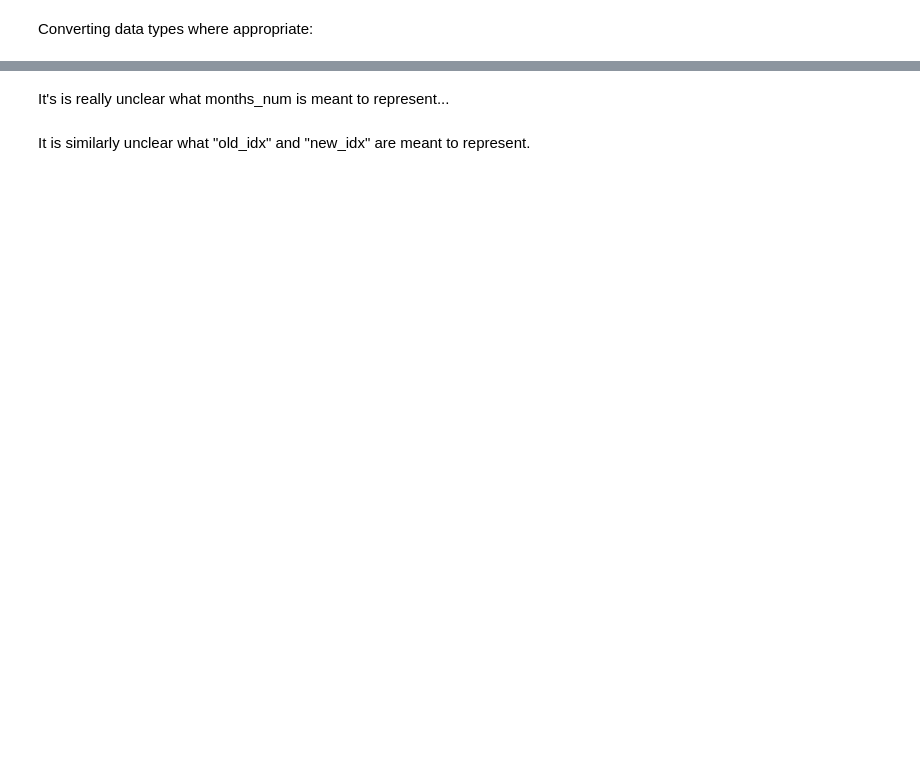
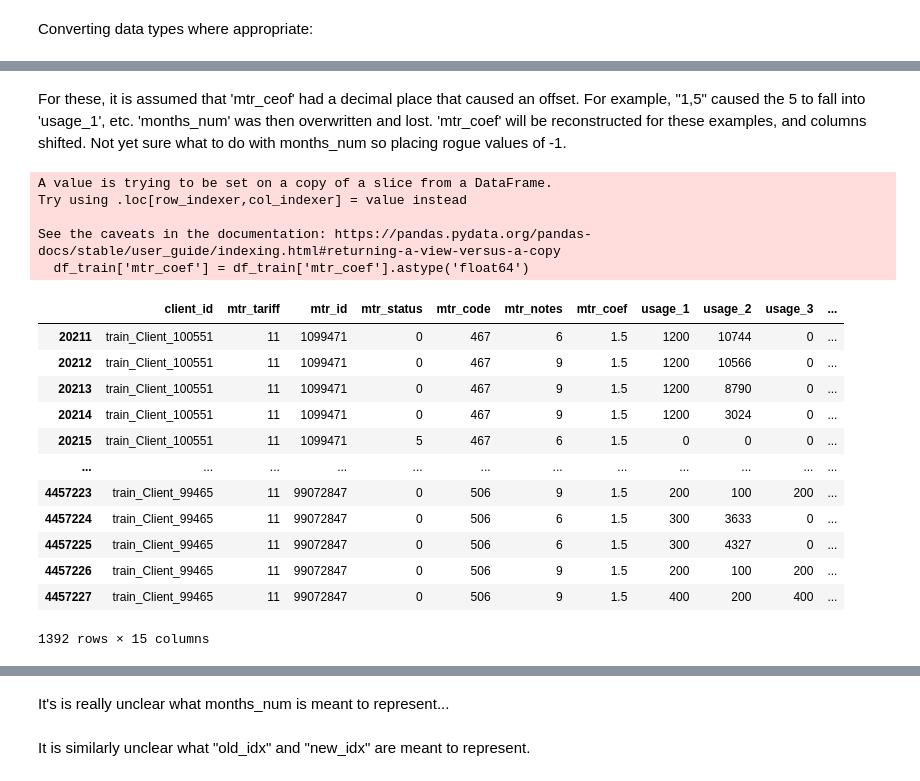
Before and after one commit to insatiablycivil/Fraud_Detection_Energy_Consumption, a Jupyter notebook: Exploratory Data Analysis.ipynb, the cells around one changed output, grey strips where cells are left out. Cells and saved outputs as stored; diff of their text form; code cells hidden in the pictures; blank space fills up the shorter version.

```diff
--- a/Exploratory Data Analysis.ipynb
+++ b/Exploratory Data Analysis.ipynb
@@ -231,0 +403,5 @@ df_train.columns = ['client_id', 'invoice_date', 'tariff_type', 'mtr_num',
+# %%
+mask = df_train['mtr_coef'] == 0 # Manual check showed these do not contribute to energy usage over time. They reset each row.
+print(f'number of mtr_coef == 0: {sum(mask)}.')
+df_removed = df_train[mask].copy() # Record of deleted rows
+df_train = df_train[~mask]
@@ -231,0 +428,7 @@ df_train.columns = ['client_id', 'invoice_date', 'tariff_type', 'mtr_num',
+# %%
+# Getting total usage (scaled by coef):
+df_train.loc[:, 'usage_n'] = (df_train[['usage_1', 'usage_2', 'usage_3', 'usage_4']].sum(axis=1) / df_train['mtr_coef'])
+df_train.loc[:, 'mtr_val_new_calc'] = df_train.loc[:, 'mtr_val_old'] + df_train.loc[:, 'usage_n'] # This is what is expected if all is working
+mask = df_train['mtr_val_new'] != df_train['mtr_val_new_calc']
+df_temp = df_train[mask]
+df_temp
@@ -231,0 +467,14 @@ df_train.columns = ['client_id', 'invoice_date', 'tariff_type', 'mtr_num',
+# %%
+# Rules 1 and 2
+mask = (((df_train['usage_2'] + df_train['usage_3'] + df_train['usage_4'] + df_train['mtr_val_old'] + df_train['mtr_val_new'] != 0) &
+        (((df_train['usage_3'] > 0) & ((df_train['usage_1'] / 2) != df_train['usage_2'])) |
+         ((df_train['usage_1'] > 0) & (df_train['usage_1'] < 10) & (df_train['usage_2'] > 0))) |
+         ((df_train['usage_1'] > 0) & (df_train['usage_1'] < 10) & (df_train['mtr_val_new'] == df_train['months_num']) & (df_train['mtr_val_new'] != df_train['mtr_val_new_calc']))) |
+         (df_train['months_num'] > 240))
+df_train.loc[:, 'temp_flag'] = mask
+# Rule 3
+df_train.loc[(df_train['temp_flag'] == True) & (df_train['mtr_val_old'] != 0) & (df_train['usage_4'] == 0), 'temp_flag'] = False
+
+mask = df_train['temp_flag'] == True
+df_temp = df_train[mask]
+df_temp
@@ -231,0 +500,29 @@ df_train.columns = ['client_id', 'invoice_date', 'tariff_type', 'mtr_num',
+# %% [markdown]
+For these, it is assumed that 'mtr_ceof' had a decimal place that caused an offset. For example, "1,5" caused the 5 to fall into 'usage_1', etc. 'months_num' was then overwritten and lost.
+'mtr_coef' will be reconstructed for these examples, and columns shifted. Not yet sure what to do with months_num so placing rogue values of -1.
+# %%
+df_train.loc[mask, 'adj_flag'] = True
+df_train['mtr_coef'] = df_train['mtr_coef'].astype('float64')
+df_train.loc[mask, 'mtr_coef'] = df_train.loc[mask, 'mtr_coef'].values + (df_train.loc[mask, 'usage_1'].values / 10).round(1)
+df_train.loc[mask, df_train.columns[8:14]] = df_train.loc[mask, df_train.columns[9:15]].values
+df_train.loc[mask, df_train.columns[14]] = -1
+df_train[col_names][mask]
+# %% [output]
+A value is trying to be set on a copy of a slice from a DataFrame.
+Try using .loc[row_indexer,col_indexer] = value instead
+
+See the caveats in the documentation: https://pandas.pydata.org/pandas-docs/stable/user_guide/indexing.html#returning-a-view-versus-a-copy
+  df_train['mtr_coef'] = df_train['mtr_coef'].astype('float64')
+|  | client_id | mtr_tariff | mtr_id | mtr_status | mtr_code | mtr_notes | mtr_coef | usage_1 | usage_2 | usage_3 | ... |
+| 20211 | train_Client_100551 | 11 | 1099471 | 0 | 467 | 6 | 1.5 | 1200 | 10744 | 0 | ... |
+| 20212 | train_Client_100551 | 11 | 1099471 | 0 | 467 | 9 | 1.5 | 1200 | 10566 | 0 | ... |
+| 20213 | train_Client_100551 | 11 | 1099471 | 0 | 467 | 9 | 1.5 | 1200 | 8790 | 0 | ... |
+| 20214 | train_Client_100551 | 11 | 1099471 | 0 | 467 | 9 | 1.5 | 1200 | 3024 | 0 | ... |
+| 20215 | train_Client_100551 | 11 | 1099471 | 5 | 467 | 6 | 1.5 | 0 | 0 | 0 | ... |
+| ... | ... | ... | ... | ... | ... | ... | ... | ... | ... | ... | ... |
+| 4457223 | train_Client_99465 | 11 | 99072847 | 0 | 506 | 9 | 1.5 | 200 | 100 | 200 | ... |
+| 4457224 | train_Client_99465 | 11 | 99072847 | 0 | 506 | 6 | 1.5 | 300 | 3633 | 0 | ... |
+| 4457225 | train_Client_99465 | 11 | 99072847 | 0 | 506 | 6 | 1.5 | 300 | 4327 | 0 | ... |
+| 4457226 | train_Client_99465 | 11 | 99072847 | 0 | 506 | 9 | 1.5 | 200 | 100 | 200 | ... |
+| 4457227 | train_Client_99465 | 11 | 99072847 | 0 | 506 | 9 | 1.5 | 400 | 200 | 400 | ... |
+1392 rows × 15 columns
```
Also changed, not shown: parts of 247 cells of this notebook.
